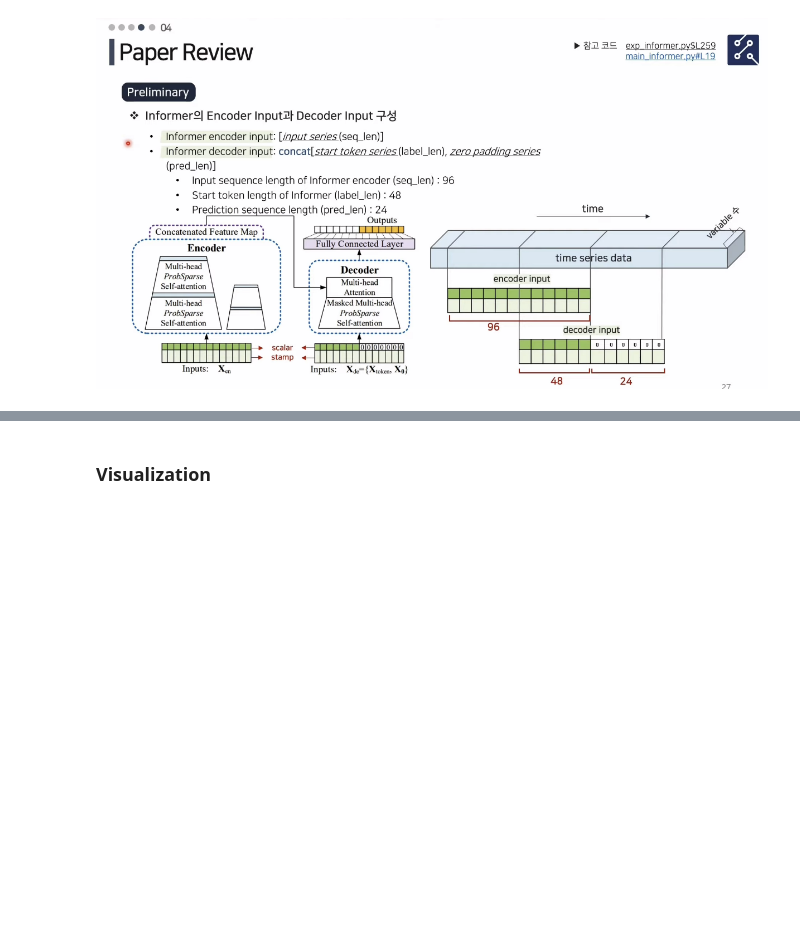
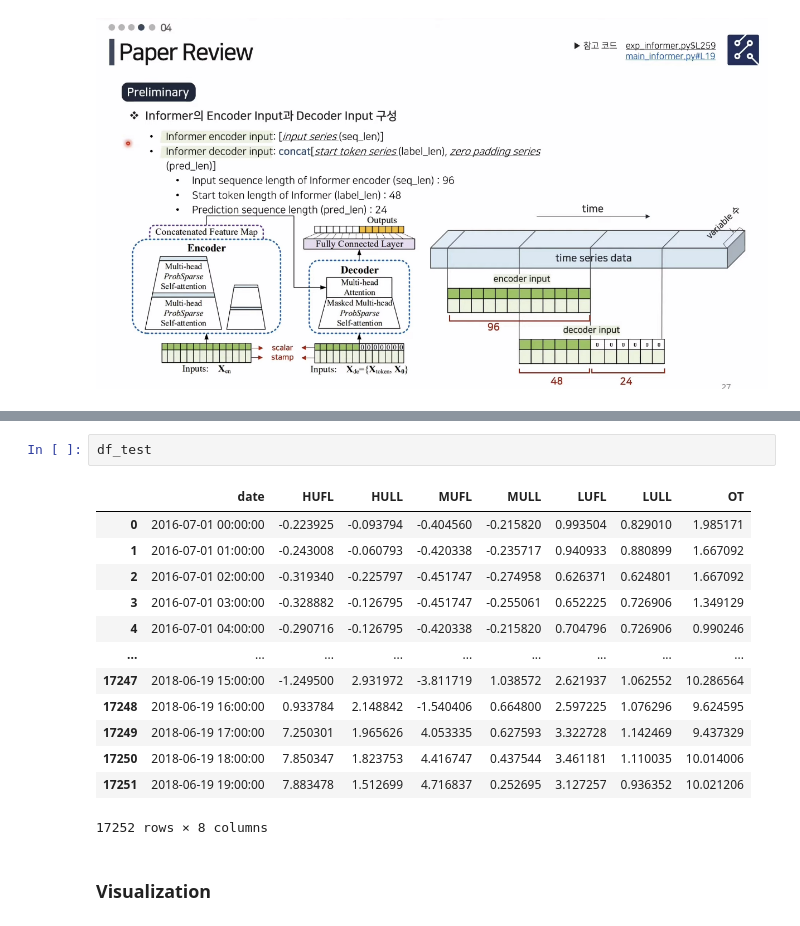
Before and after one commit to K-107/TimeSeriesForecast_Informer2020, a Jupyter notebook: informer.ipynb, the cells around one changed output, grey strips where cells are left out. Drawn from its saved outputs; the diff is of its cells as text; blank space fills up the shorter version.

```diff
--- a/informer.ipynb
+++ b/informer.ipynb
@@ -452,2 +434,18 @@ print(time.time() - now)
+# %%
+df_test
+# %% [output]
+|  | date | HUFL | HULL | MUFL | MULL | LUFL | LULL | OT |
+| 0 | 2016-07-01 00:00:00 | -0.223925 | -0.093794 | -0.404560 | -0.215820 | 0.993504 | 0.829010 | 1.985171 |
+| 1 | 2016-07-01 01:00:00 | -0.243008 | -0.060793 | -0.420338 | -0.235717 | 0.940933 | 0.880899 | 1.667092 |
+| 2 | 2016-07-01 02:00:00 | -0.319340 | -0.225797 | -0.451747 | -0.274958 | 0.626371 | 0.624801 | 1.667092 |
+| 3 | 2016-07-01 03:00:00 | -0.328882 | -0.126795 | -0.451747 | -0.255061 | 0.652225 | 0.726906 | 1.349129 |
+| 4 | 2016-07-01 04:00:00 | -0.290716 | -0.126795 | -0.420338 | -0.215820 | 0.704796 | 0.726906 | 0.990246 |
+| ... | ... | ... | ... | ... | ... | ... | ... | ... |
+| 17247 | 2018-06-19 15:00:00 | -1.249500 | 2.931972 | -3.811719 | 1.038572 | 2.621937 | 1.062552 | 10.286564 |
+| 17248 | 2018-06-19 16:00:00 | 0.933784 | 2.148842 | -1.540406 | 0.664800 | 2.597225 | 1.076296 | 9.624595 |
+| 17249 | 2018-06-19 17:00:00 | 7.250301 | 1.965626 | 4.053335 | 0.627593 | 3.322728 | 1.142469 | 9.437329 |
+| 17250 | 2018-06-19 18:00:00 | 7.850347 | 1.823753 | 4.416747 | 0.437544 | 3.461181 | 1.110035 | 10.014006 |
+| 17251 | 2018-06-19 19:00:00 | 7.883478 | 1.512699 | 4.716837 | 0.252695 | 3.127257 | 0.936352 | 10.021206 |
+17252 rows × 8 columns
 # %% [markdown]
 ### Visualization
```
Also changed, not shown: parts of 10 cells of this notebook.
